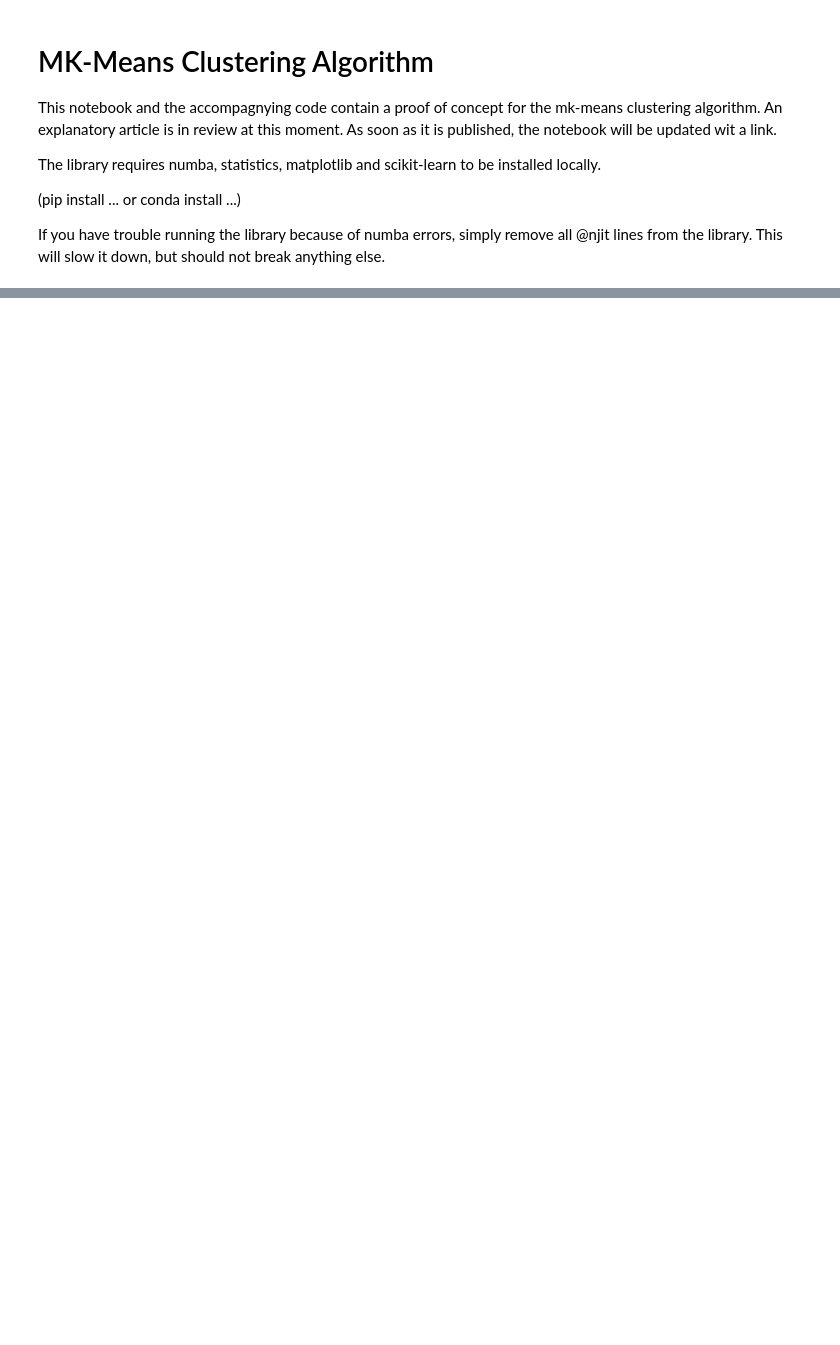
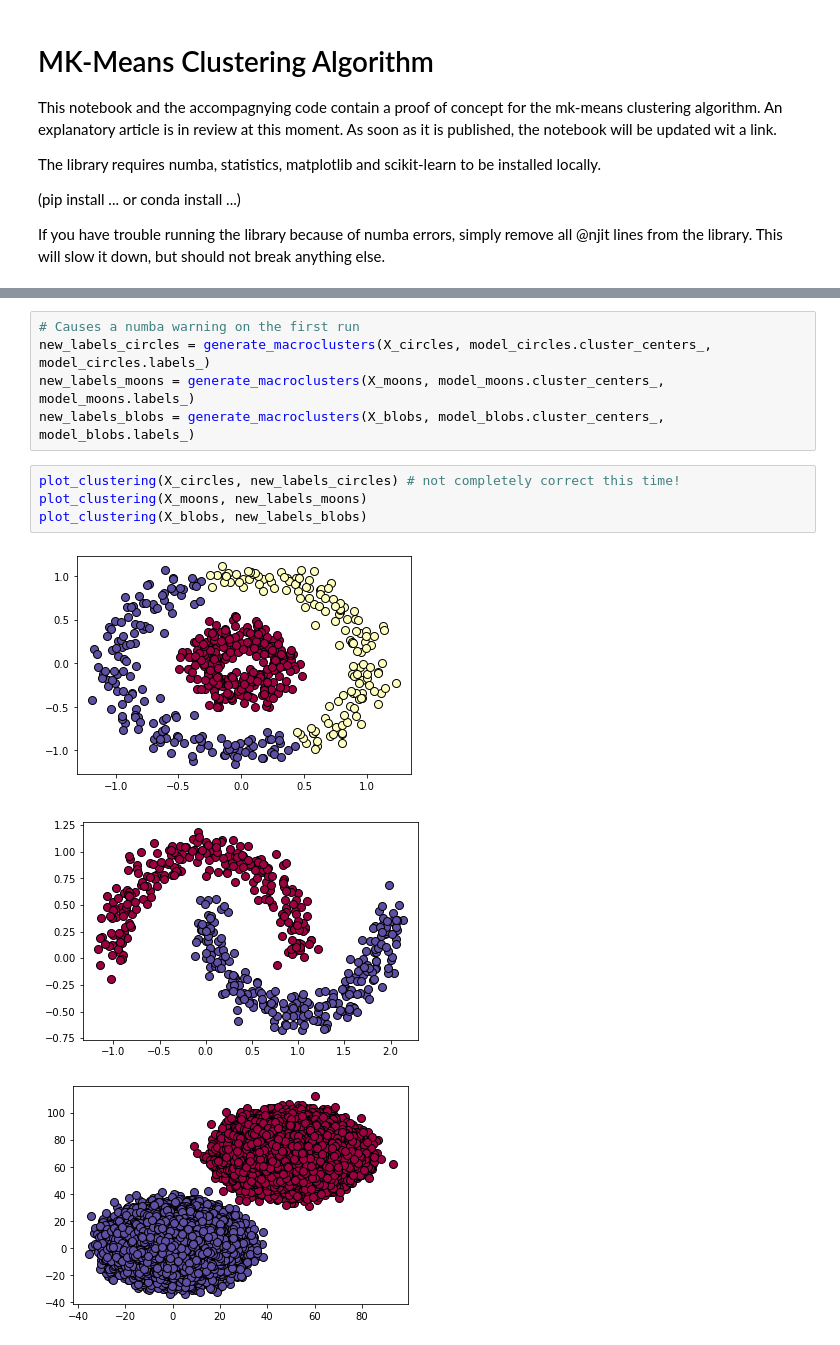
Before and after one commit to stefankober/mk-means, a Jupyter notebook: mk-means.ipynb, the cells around one changed output, grey strips where cells are left out. Saved outputs shown, nothing was run; the diff lists cells and outputs as text; blank space fills up the shorter version.

```diff
--- a/mk-means.ipynb
+++ b/mk-means.ipynb
@@ -22,0 +79,13 @@ plt.scatter(X[:,0], X[:,1]);
+# %%
+# Causes a numba warning on the first run
+new_labels_circles = generate_macroclusters(X_circles, model_circles.cluster_centers_, model_circles.labels_)
+new_labels_moons = generate_macroclusters(X_moons, model_moons.cluster_centers_, model_moons.labels_)
+new_labels_blobs = generate_macroclusters(X_blobs, model_blobs.cluster_centers_, model_blobs.labels_)
+# %%
+plot_clustering(X_circles, new_labels_circles) # not completely correct this time!
+plot_clustering(X_moons, new_labels_moons)
+plot_clustering(X_blobs, new_labels_blobs)
+# %% [output]
+[figure, added]
+[figure, added]
+[figure, added]
```
Also changed, not shown: parts of 15 cells of this notebook.
